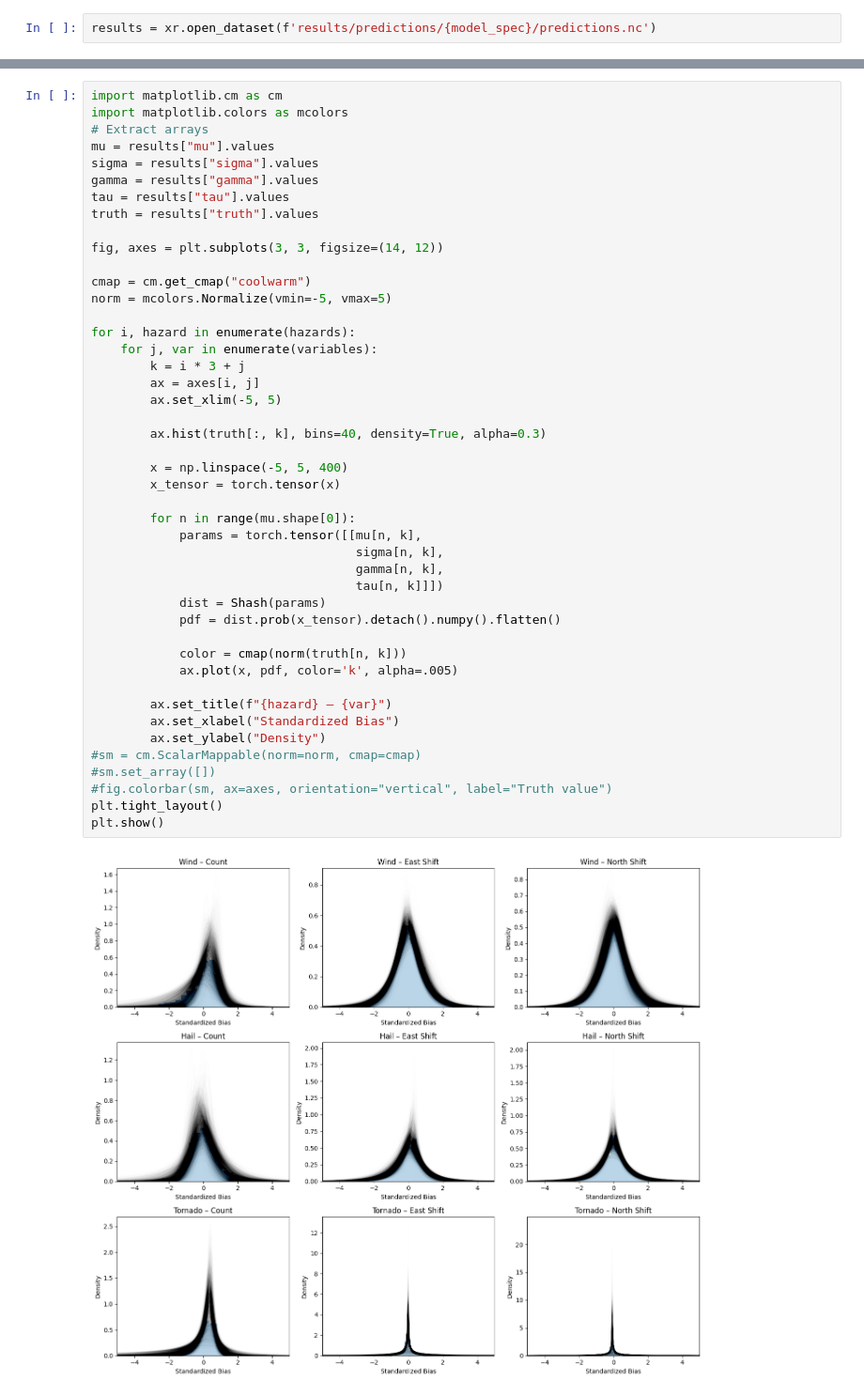
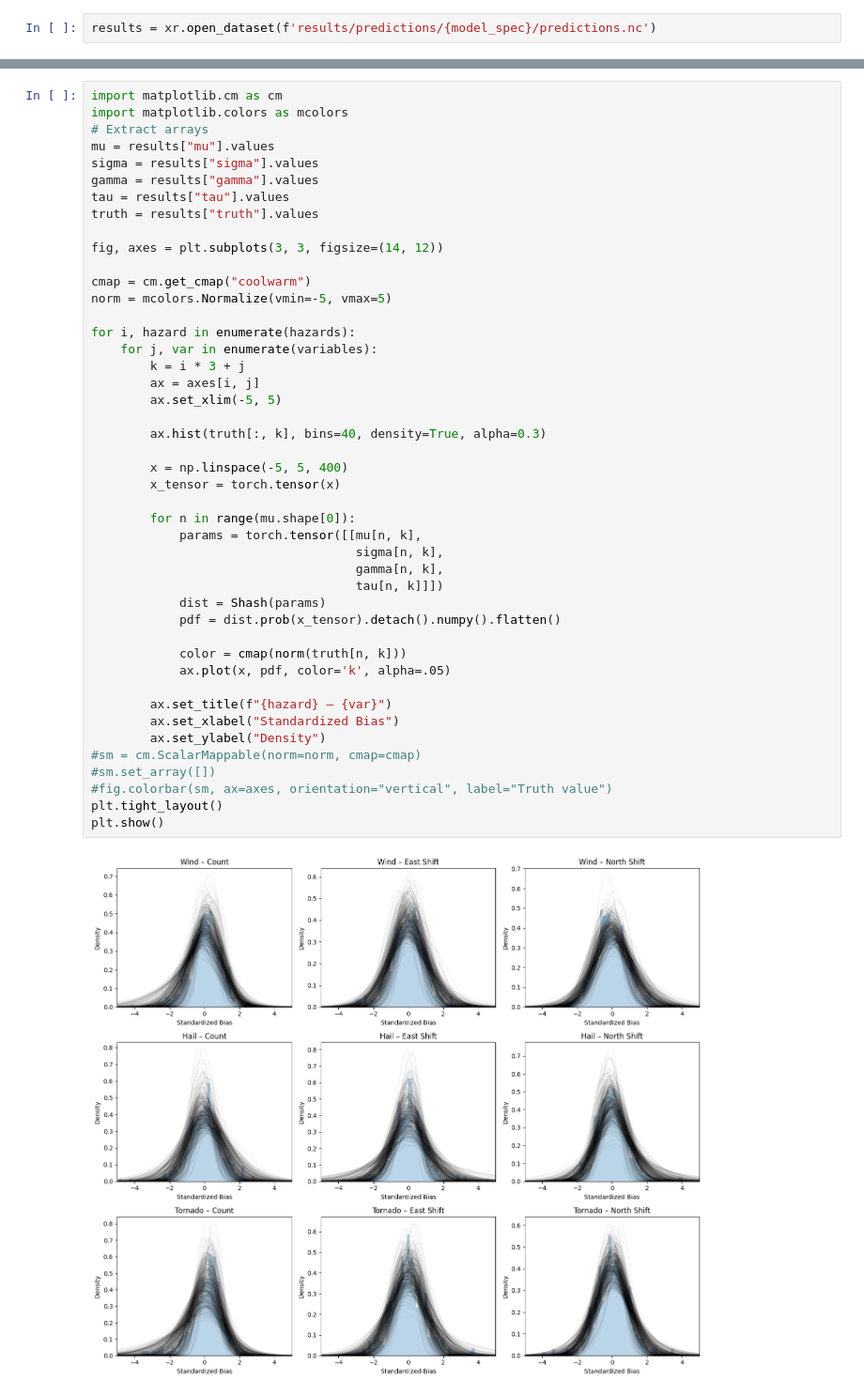
Before and after one commit to milesepstein13/convective_outlook_ml, a Jupyter notebook: distribution_analysis.ipynb, the cells around one changed output, grey strips where cells are left out. Shown at 94% size. Saved outputs shown, nothing was run; the diff lists cells and outputs as text.

```diff
--- a/distribution_analysis.ipynb
+++ b/distribution_analysis.ipynb
@@ -220,35 +221,35 @@ norm = mcolors.Normalize(vmin=-5, vmax=5)
 for i, hazard in enumerate(hazards):
     for j, var in enumerate(variables):
         k = i * 3 + j
         ax = axes[i, j]
         ax.set_xlim(-5, 5)
 
         ax.hist(truth[:, k], bins=40, density=True, alpha=0.3)
 
         x = np.linspace(-5, 5, 400)
         x_tensor = torch.tensor(x)
 
         for n in range(mu.shape[0]):
             params = torch.tensor([[mu[n, k],
                                     sigma[n, k],
                                     gamma[n, k],
                                     tau[n, k]]])
             dist = Shash(params)
             pdf = dist.prob(x_tensor).detach().numpy().flatten()
 
             color = cmap(norm(truth[n, k]))
-            ax.plot(x, pdf, color='k', alpha=.005)
+            ax.plot(x, pdf, color='k', alpha=.05)
 
         ax.set_title(f"{hazard} – {var}")
         ax.set_xlabel("Standardized Bias")
         ax.set_ylabel("Density")
 #sm = cm.ScalarMappable(norm=norm, cmap=cmap)
 #sm.set_array([])
 #fig.colorbar(sm, ax=axes, orientation="vertical", label="Truth value")
 plt.tight_layout()
 plt.show()
 # %% [output]
-[figure, old version]
+[figure, new version]
 # %%
 fig, axes = plt.subplots(3, 3, figsize=(14, 12))
 axes = axes.flatten()
```
Also changed, not shown: parts of 7 cells of this notebook.
